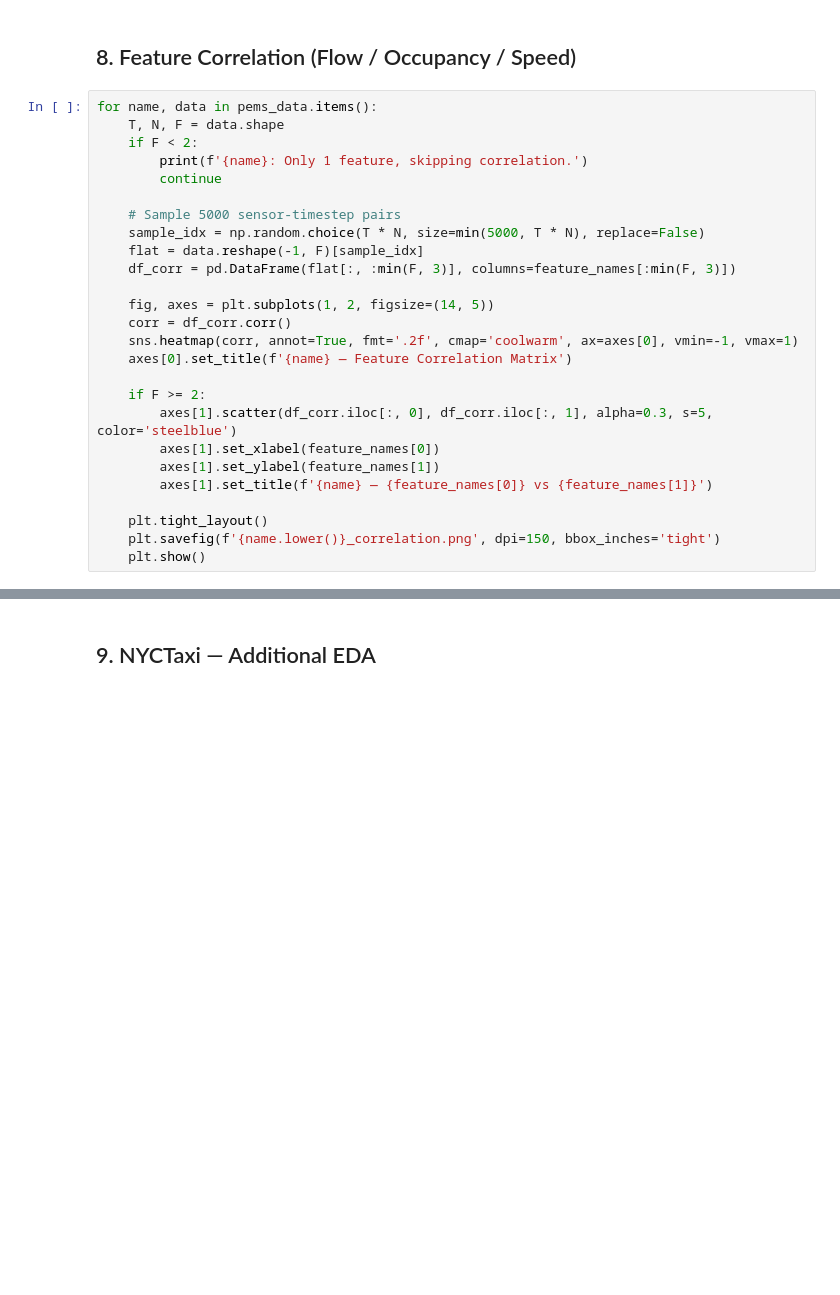
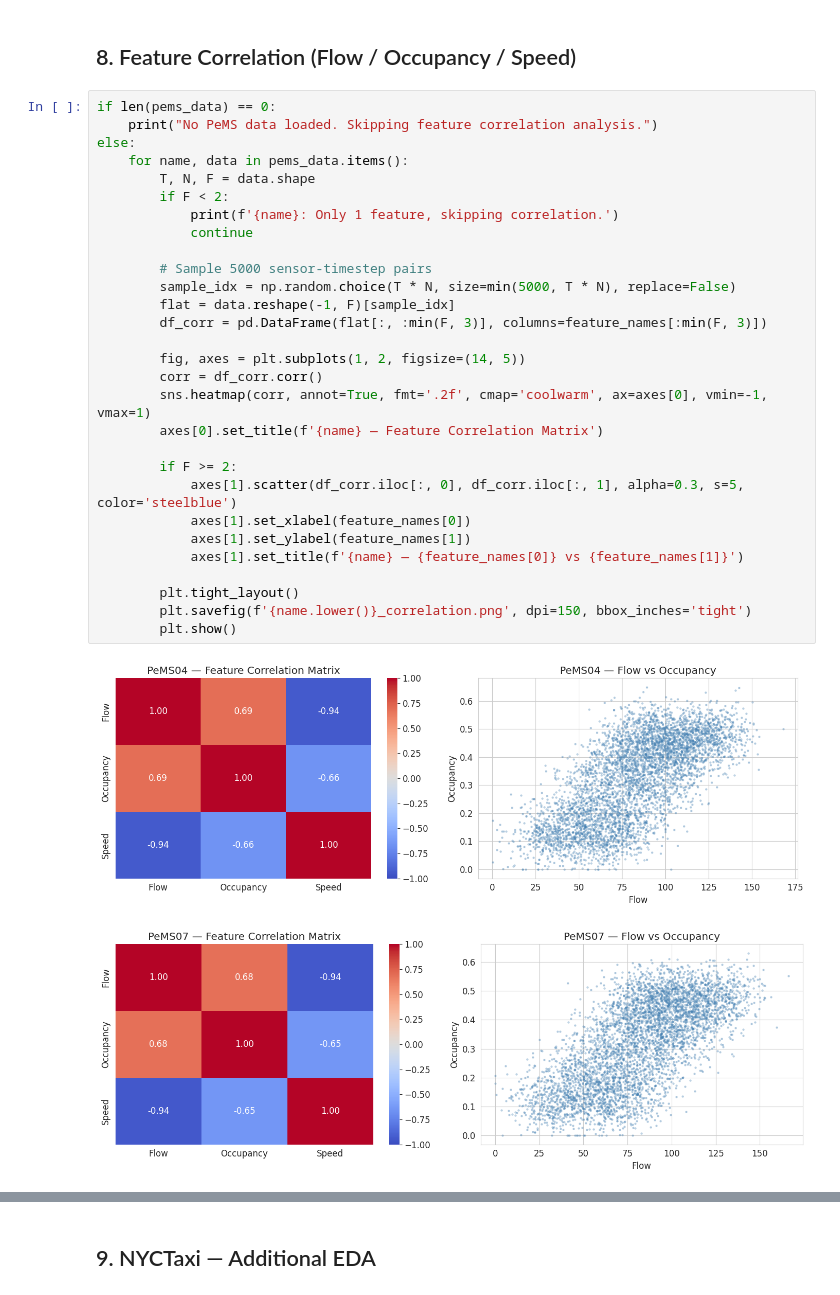
Before and after one commit to asmniins-DS/Drive-me-crazy, a Jupyter notebook: dataset_analysis.ipynb, the cells around one changed output, grey strips where cells are left out. Saved outputs shown, nothing was run; the diff lists cells and outputs as text; blank space fills up the shorter version.

```diff
--- a/dataset_analysis.ipynb
+++ b/dataset_analysis.ipynb
@@ -168,28 +357,34 @@ for name, data in pems_data.items():
 # %% [markdown]
 ## 8. Feature Correlation (Flow / Occupancy / Speed)
 # %%
-for name, data in pems_data.items():
-    T, N, F = data.shape
-    if F < 2:
-        print(f'{name}: Only 1 feature, skipping correlation.')
-        continue
+if len(pems_data) == 0:
+    print("No PeMS data loaded. Skipping feature correlation analysis.")
+else:
+    for name, data in pems_data.items():
+        T, N, F = data.shape
+        if F < 2:
+            print(f'{name}: Only 1 feature, skipping correlation.')
+            continue
 
-    # Sample 5000 sensor-timestep pairs
-    sample_idx = np.random.choice(T * N, size=min(5000, T * N), replace=False)
-    flat = data.reshape(-1, F)[sample_idx]
-    df_corr = pd.DataFrame(flat[:, :min(F, 3)], columns=feature_names[:min(F, 3)])
+        # Sample 5000 sensor-timestep pairs
+        sample_idx = np.random.choice(T * N, size=min(5000, T * N), replace=False)
+        flat = data.reshape(-1, F)[sample_idx]
+        df_corr = pd.DataFrame(flat[:, :min(F, 3)], columns=feature_names[:min(F, 3)])
 
-    fig, axes = plt.subplots(1, 2, figsize=(14, 5))
-    corr = df_corr.corr()
-    sns.heatmap(corr, annot=True, fmt='.2f', cmap='coolwarm', ax=axes[0], vmin=-1, vmax=1)
-    axes[0].set_title(f'{name} — Feature Correlation Matrix')
+        fig, axes = plt.subplots(1, 2, figsize=(14, 5))
+        corr = df_corr.corr()
+        sns.heatmap(corr, annot=True, fmt='.2f', cmap='coolwarm', ax=axes[0], vmin=-1, vmax=1)
+        axes[0].set_title(f'{name} — Feature Correlation Matrix')
 
-    if F >= 2:
-        axes[1].scatter(df_corr.iloc[:, 0], df_corr.iloc[:, 1], alpha=0.3, s=5, color='steelblue')
-        axes[1].set_xlabel(feature_names[0])
-        axes[1].set_ylabel(feature_names[1])
-        axes[1].set_title(f'{name} — {feature_names[0]} vs {feature_names[1]}')
+        if F >= 2:
+            axes[1].scatter(df_corr.iloc[:, 0], df_corr.iloc[:, 1], alpha=0.3, s=5, color='steelblue')
+            axes[1].set_xlabel(feature_names[0])
+            axes[1].set_ylabel(feature_names[1])
+            axes[1].set_title(f'{name} — {feature_names[0]} vs {feature_names[1]}')
 
-    plt.tight_layout()
-    plt.savefig(f'{name.lower()}_correlation.png', dpi=150, bbox_inches='tight')
-    plt.show()
+        plt.tight_layout()
+        plt.savefig(f'{name.lower()}_correlation.png', dpi=150, bbox_inches='tight')
+        plt.show()
+# %% [output]
+[figure, added]
+[figure, added]
```
Also changed, not shown: parts of 14 cells of this notebook, 17 other files.
